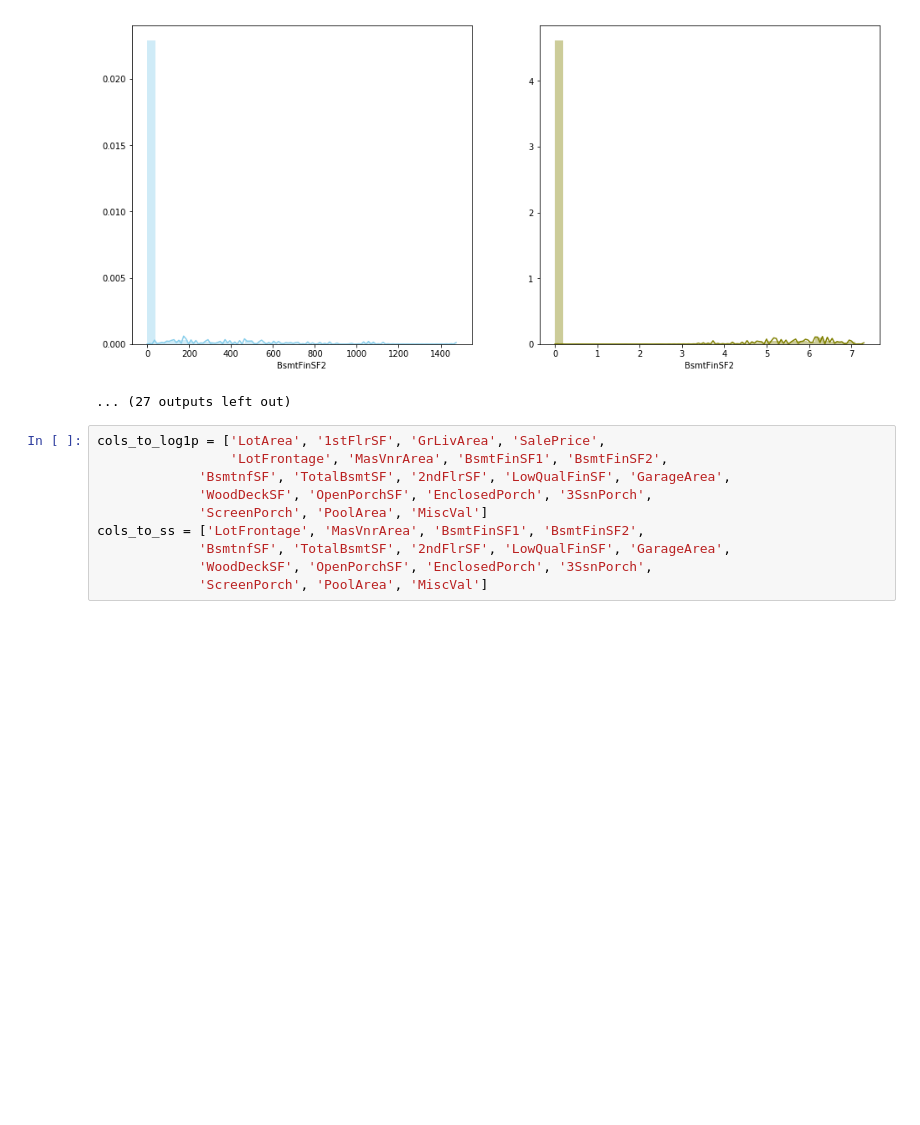
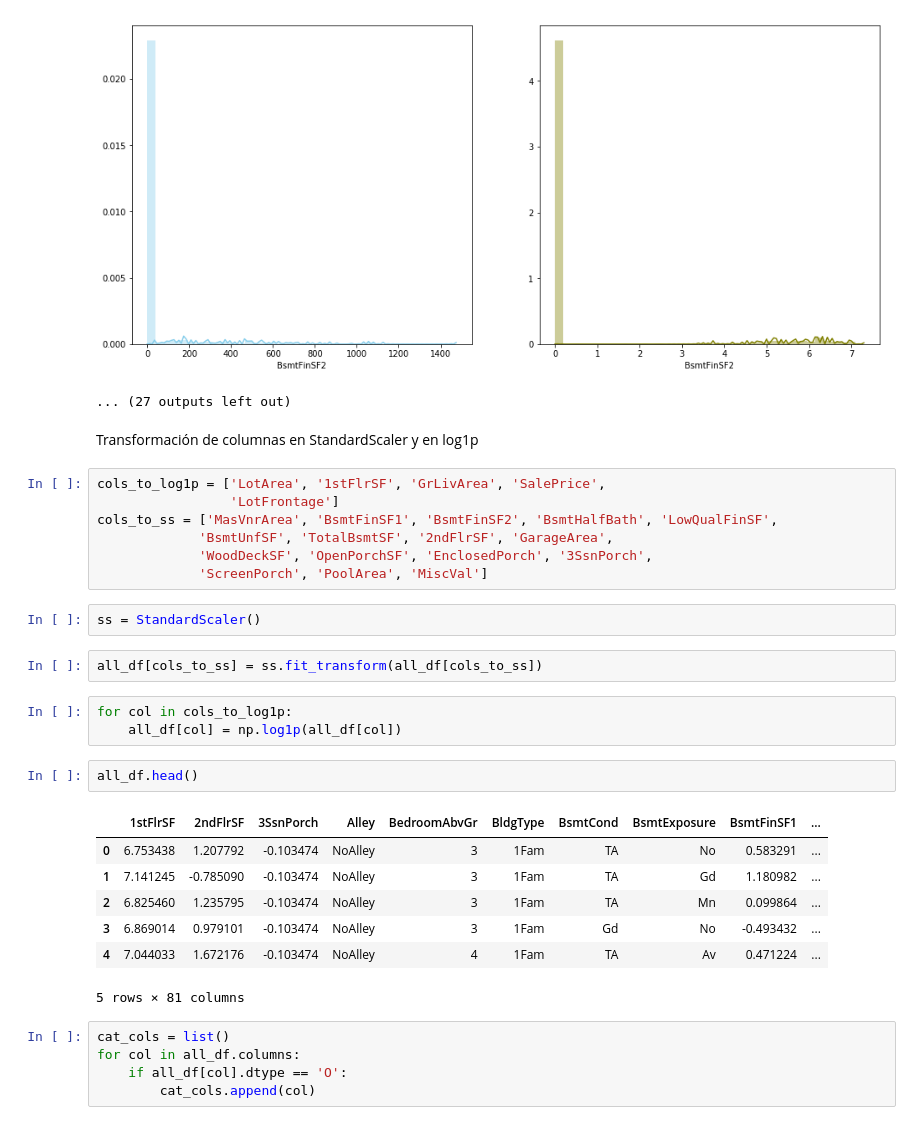
Before and after one commit to rodgomrod/House-Prices, a Jupyter notebook: processing_v2.ipynb, the cells around one changed output. Drawn from its saved outputs; the diff is of its cells as text; blank space fills up the shorter version.

```diff
--- a/processing_v2.ipynb
+++ b/processing_v2.ipynb
@@ -99,13 +123,34 @@ cant plot col GarageYrBlt
 [figure]
 [figure]
 ... (27 outputs left out)
+# %% [markdown]
+Transformación de columnas en StandardScaler y en log1p
 # %%
 cols_to_log1p = ['LotArea', '1stFlrSF', 'GrLivArea', 'SalePrice',
-                 'LotFrontage', 'MasVnrArea', 'BsmtFinSF1', 'BsmtFinSF2',
-             'BsmtnfSF', 'TotalBsmtSF', '2ndFlrSF', 'LowQualFinSF', 'GarageArea',
+                 'LotFrontage']
+cols_to_ss = ['MasVnrArea', 'BsmtFinSF1', 'BsmtFinSF2', 'BsmtHalfBath', 'LowQualFinSF',
+             'BsmtUnfSF', 'TotalBsmtSF', '2ndFlrSF', 'GarageArea',
              'WoodDeckSF', 'OpenPorchSF', 'EnclosedPorch', '3SsnPorch',
              'ScreenPorch', 'PoolArea', 'MiscVal']
-cols_to_ss = ['LotFrontage', 'MasVnrArea', 'BsmtFinSF1', 'BsmtFinSF2',
-             'BsmtnfSF', 'TotalBsmtSF', '2ndFlrSF', 'LowQualFinSF', 'GarageArea',
-             'WoodDeckSF', 'OpenPorchSF', 'EnclosedPorch', '3SsnPorch',
-             'ScreenPorch', 'PoolArea', 'MiscVal']
+# %%
+ss = StandardScaler()
+# %%
+all_df[cols_to_ss] = ss.fit_transform(all_df[cols_to_ss])
+# %%
+for col in cols_to_log1p:
+    all_df[col] = np.log1p(all_df[col])
+# %%
+all_df.head()
+# %% [output]
+|  | 1stFlrSF | 2ndFlrSF | 3SsnPorch | Alley | BedroomAbvGr | BldgType | BsmtCond | BsmtExposure | BsmtFinSF1 | ... |
+| 0 | 6.753438 | 1.207792 | -0.103474 | NoAlley | 3 | 1Fam | TA | No | 0.583291 | ... |
+| 1 | 7.141245 | -0.785090 | -0.103474 | NoAlley | 3 | 1Fam | TA | Gd | 1.180982 | ... |
+| 2 | 6.825460 | 1.235795 | -0.103474 | NoAlley | 3 | 1Fam | TA | Mn | 0.099864 | ... |
+| 3 | 6.869014 | 0.979101 | -0.103474 | NoAlley | 3 | 1Fam | Gd | No | -0.493432 | ... |
+| 4 | 7.044033 | 1.672176 | -0.103474 | NoAlley | 4 | 1Fam | TA | Av | 0.471224 | ... |
+5 rows × 81 columns
+# %%
+cat_cols = list()
+for col in all_df.columns:
+    if all_df[col].dtype == 'O':
+        cat_cols.append(col)
```
Also changed, not shown: parts of 25 cells of this notebook.
